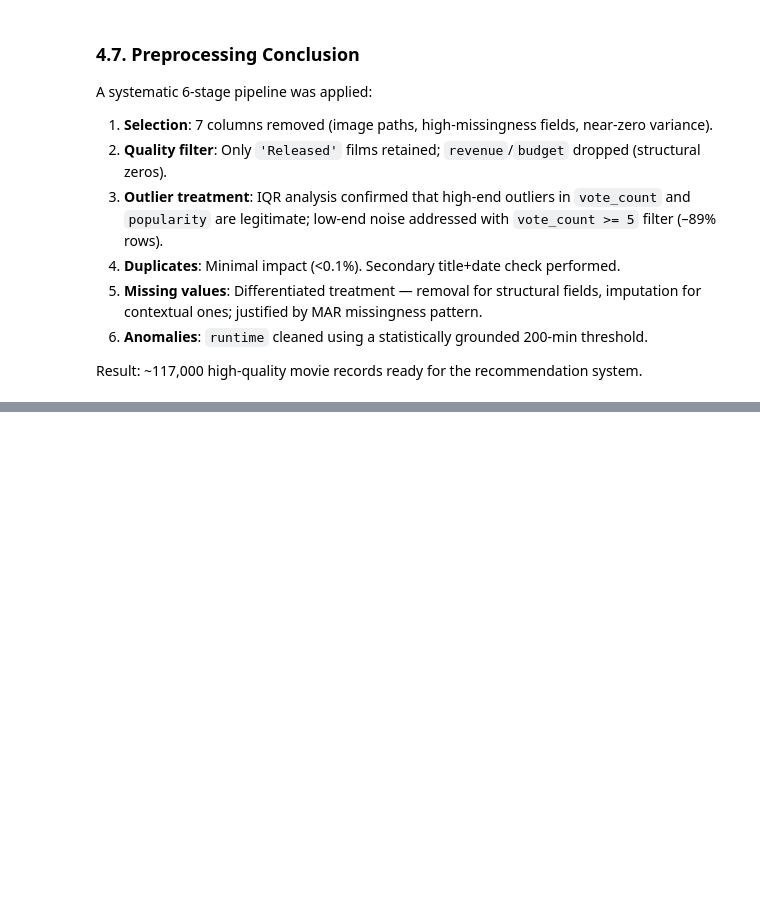
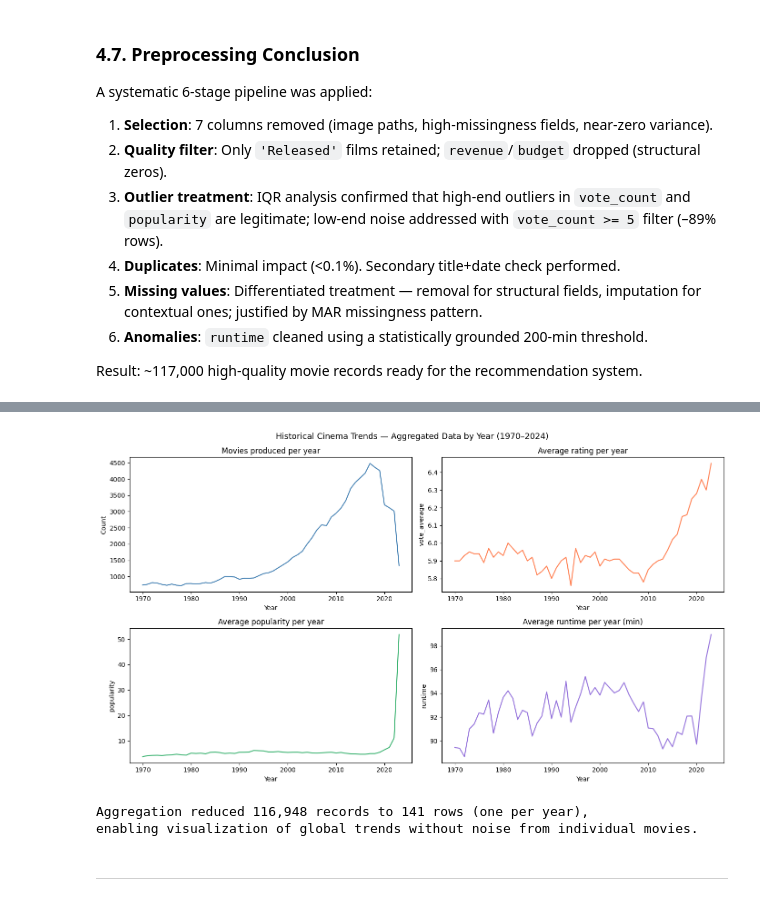
Before and after one commit to nat1600/data-mining-movies, a Jupyter notebook: TMDB_DataMining_EDA_Preprocessing.ipynb, the cells around one changed output, grey strips where cells are left out. Cells and saved outputs as stored; diff of their text form; code cells hidden in the pictures; blank space fills up the shorter version.

```diff
--- a/TMDB_DataMining_EDA_Preprocessing.ipynb
+++ b/TMDB_DataMining_EDA_Preprocessing.ipynb
@@ -1096,0 +1145,39 @@ Result: ~117,000 high-quality movie records ready for the recommendation system.
+# %%
+# Visualization: temporal evolution of aggregated metrics
+df_plot = df_aggregated[(df_aggregated['release_year'] >= 1970) &
+                        (df_aggregated['release_year'] <= 2024)]
+
+fig, axes = plt.subplots(2, 2, figsize=(14, 8))
+
+axes[0,0].plot(df_plot['release_year'], df_plot['num_movies'],     color='steelblue',      linewidth=1.5)
+axes[0,0].set_title('Movies produced per year')
+axes[0,0].set_xlabel('Year')
+axes[0,0].set_ylabel('Count')
+
+axes[0,1].plot(df_plot['release_year'], df_plot['avg_rating'],     color='coral',          linewidth=1.5)
+axes[0,1].set_title('Average rating per year')
+axes[0,1].set_xlabel('Year')
+axes[0,1].set_ylabel('vote_average')
+
+axes[1,0].plot(df_plot['release_year'], df_plot['avg_popularity'], color='mediumseagreen', linewidth=1.5)
+axes[1,0].set_title('Average popularity per year')
+axes[1,0].set_xlabel('Year')
+axes[1,0].set_ylabel('popularity')
+
+axes[1,1].plot(df_plot['release_year'], df_plot['avg_runtime'],    color='mediumpurple',   linewidth=1.5)
+axes[1,1].set_title('Average runtime per year (min)')
+axes[1,1].set_xlabel('Year')
+axes[1,1].set_ylabel('runtime')
+
+fig.suptitle('Historical Cinema Trends — Aggregated Data by Year (1970–2024)', fontsize=13)
+plt.tight_layout()
+plt.show()
+
+print(f"\nAggregation reduced {len(df):,} records to {len(df_aggregated)} rows (one per year),")
+print("enabling visualization of global trends without noise from individual movies.")
+# %% [output]
+[figure, added]
+Aggregation reduced 116,948 records to 141 rows (one per year),
+enabling visualization of global trends without noise from individual movies.
+# %% [markdown]
+---
```
Also changed, not shown: parts of 5 cells of this notebook, 2 other files.
